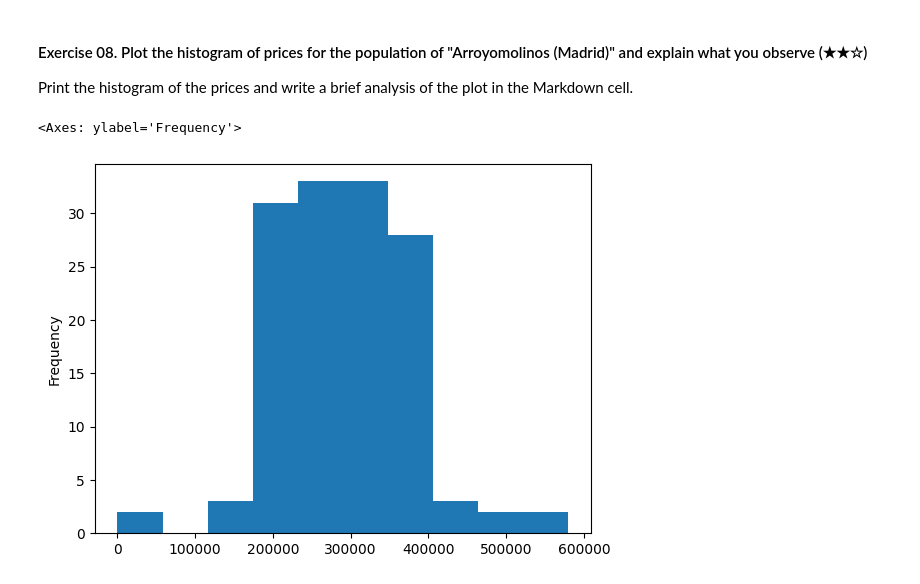
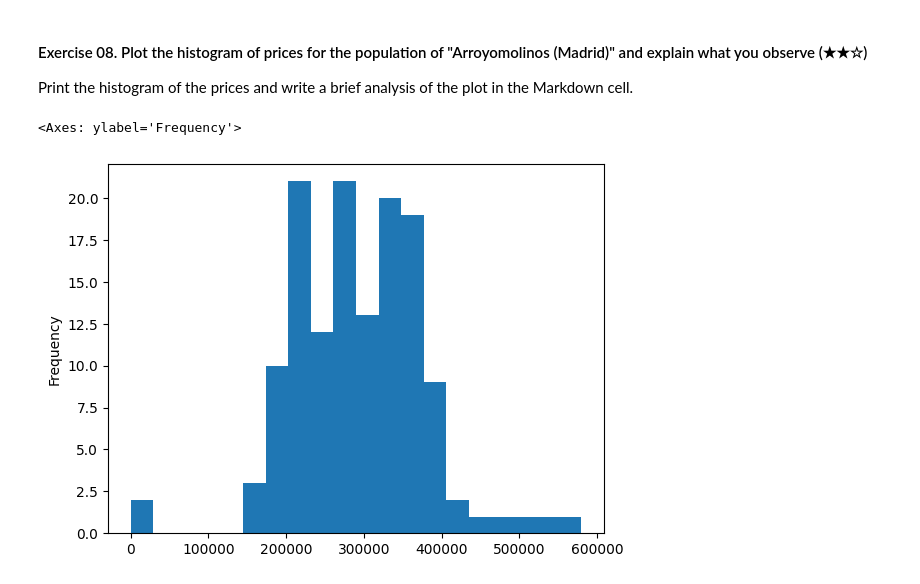
Before and after one commit to utkuseyithanoglu/utkudata-clean-up-pandas-for-beginners-project, a Jupyter notebook: project.ipynb, the cells around one changed output. Cells and saved outputs as stored; diff of their text form; code cells hidden in the pictures.

```diff
--- a/project.ipynb
+++ b/project.ipynb
@@ -206,9 +208,9 @@ print(df.loc[a,'price'].mean().round(2))
 Print the histogram of the prices and write a brief analysis of the plot in the Markdown cell.
 # %%
 import matplotlib.pyplot as plt
-df.loc[a,'price'].plot(kind="hist")
+df.loc[a,'price'].plot(kind="hist",bins=20)
 
 # Plot the histogram of prices
 # %% [output]
 <Axes: ylabel='Frequency'>
-[figure, old version]
+[figure, new version]
```
Also changed, not shown: parts of 1 cell of this notebook.
